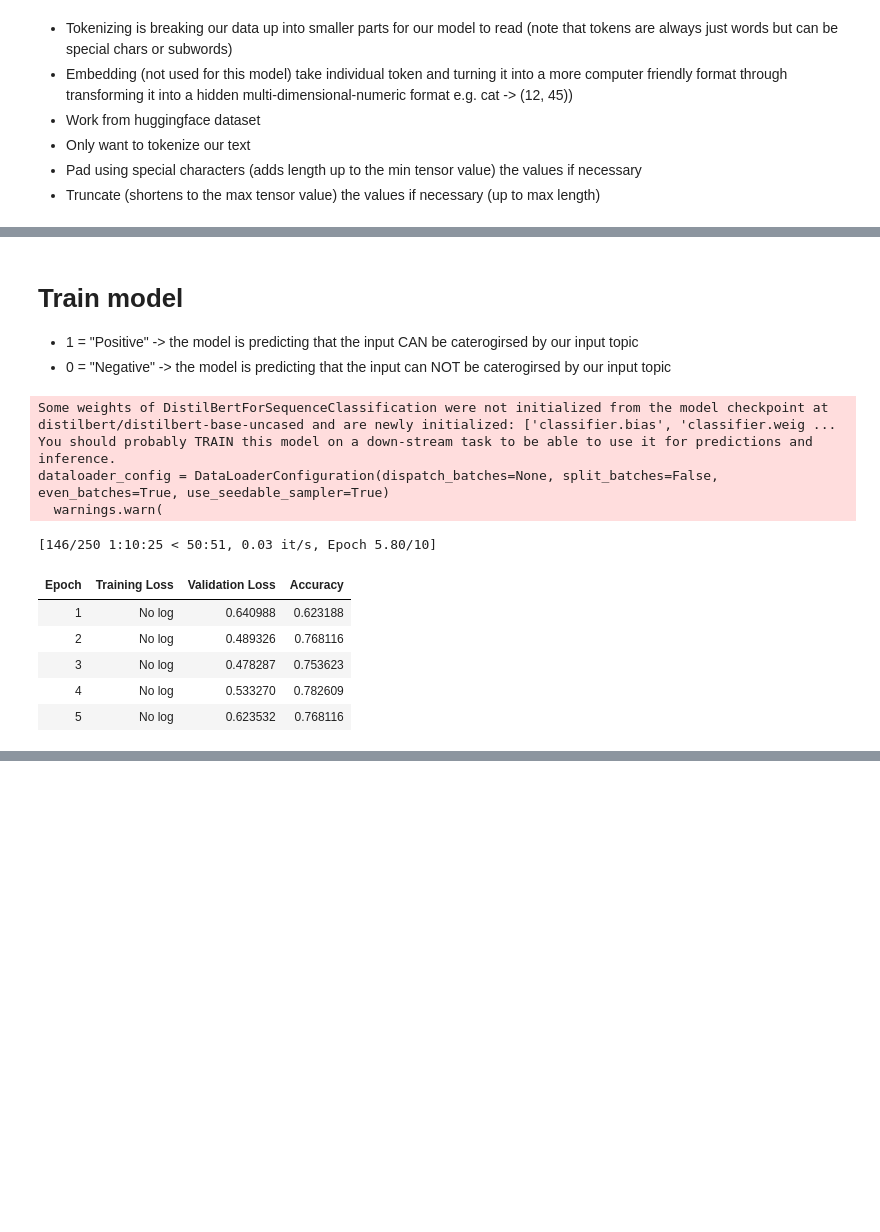
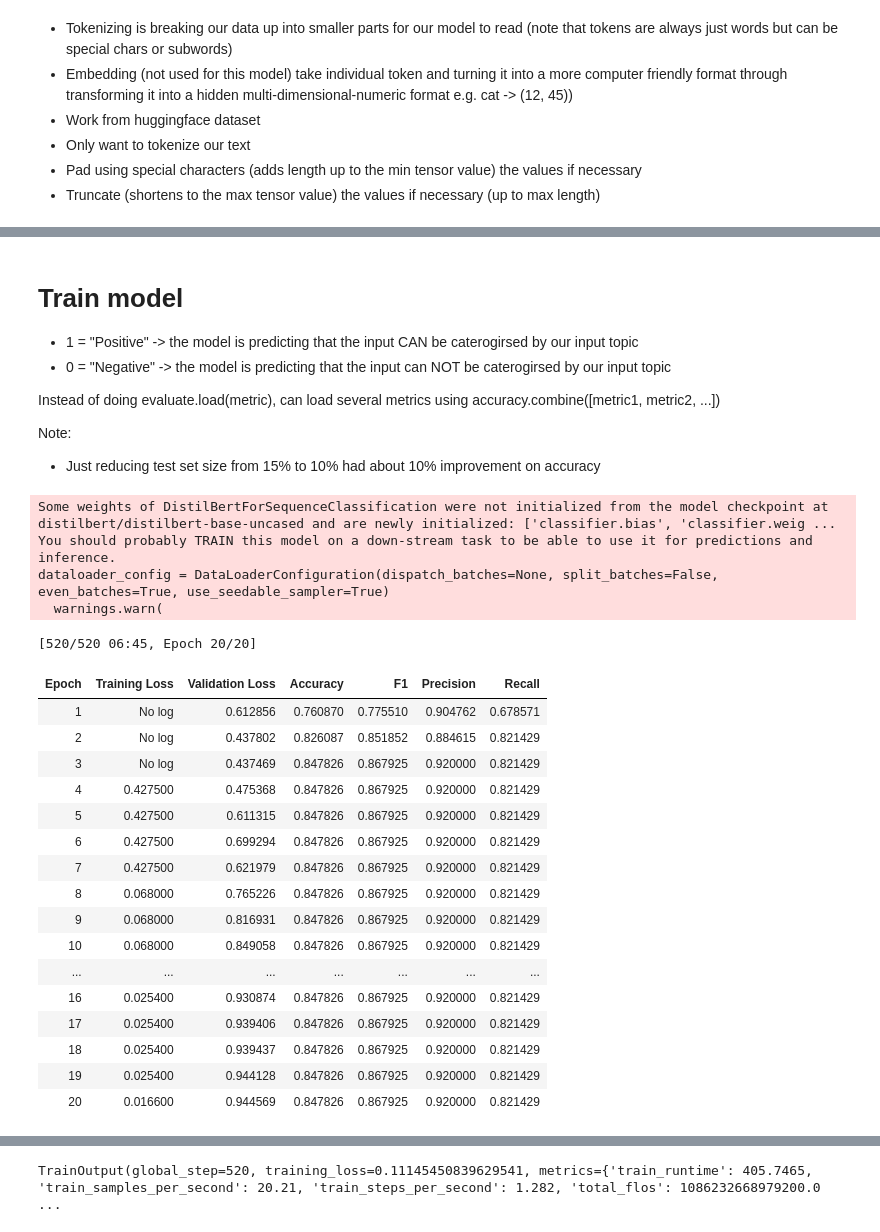
Before and after one commit to Michael-Sowter/Deep_Learning_Training, a Jupyter notebook: Text Classifier/MICHAEL_modularized_topic_classification.ipynb, the cells around one changed output, grey strips where cells are left out. Cells and saved outputs as stored; diff of their text form; code cells hidden in the pictures; blank space fills up the shorter version.

Commit message:
added evaluation metrics

```diff
--- a/Text Classifier/MICHAEL_modularized_topic_classification.ipynb
+++ b/Text Classifier/MICHAEL_modularized_topic_classification.ipynb
@@ -164,7 +178,7 @@ def proc_data(data):
 tokenized_data = huggingface_data.map(proc_data, batched=True)  # advantage of ".map" is we can parallel process data in batches (i think)
 # print(tokenized_data['text'] == huggingface_data['text'])  # SHOULDN'T THIS NOT BE TRUE??? ESPECIALLY IF I CHANGE MAX_LENGTH TO BE 1 OR SOMETHING
 
-split_tokenized_hugginface_data = tokenized_data.train_test_split(test_size=0.15)  # 85/15 train/test split
+split_tokenized_hugginface_data = tokenized_data.train_test_split(test_size=0.10)  # 85/15 train/test split
 print(split_tokenized_hugginface_data)
 # %% [output]
 Map: 100%|██████████████████████████████████████████████████████████████████████████████████████████████████████████████████████████████████████████████████████████████████████████████████████████████ ...
@@ -182,6 +196,11 @@ DatasetDict({
 # Train model
 - 1 = "Positive" -> the model is predicting that the input CAN be caterogirsed by our input topic
 - 0 = "Negative" -> the model is predicting that the input can NOT be caterogirsed by our input topic
+
+Instead of doing evaluate.load(metric), can load several metrics using accuracy.combine([metric1, metric2, ...])
+
+Note:
+- Just reducing test set size from 15% to 10% had about 10% improvement on accuracy
 # %%
 from transformers import AutoModelForSequenceClassification, TrainingArguments, Trainer, EarlyStoppingCallback
 from transformers import DataCollatorWithPadding
@@ -189,7 +208,8 @@ import evaluate
 
 
 # Select accuracy metric
-accuracy = evaluate.load("accuracy")
+evaluation_metrics = ["accuracy", "f1", "precision", "recall"]
+accuracy = evaluate.combine(evaluation_metrics)# evaluate.load("accuracy")
 
 # Use accuracy to determine which class is the most likely prediction
 def compute_metrics(eval_pred):
@@ -203,11 +223,6 @@ id2label = {0: "Negative", 1: "Positive"}
 label2id = {"Negative": 0, "Positive": 1}
 
 
-
-
-
-evaluation_metrics = ["accuracy", "f1", "precision", "recall"]
-
 model = AutoModelForSequenceClassification.from_pretrained(pretrained_model_name,
                                                             id2label=id2label,
                                                             label2id=label2id)
@@ -216,41 +231,54 @@ model = AutoModelForSequenceClassification.from_pretrained(pretrained_model_name
 model_output_path = "/home/azureuser/cloudfiles/code/Users/Michael.Sowter/Deep_Learning_Training/Text Classifier/Models"
 training_args = TrainingArguments(
     output_dir=model_output_path,  # path model stored
     learning_rate=2e-5,
     per_device_train_batch_size=16,
     per_device_eval_batch_size=16,
-    num_train_epochs=10,
+    num_train_epochs=20,
     weight_decay=0.01,
     evaluation_strategy="epoch",
     save_strategy="epoch",
     load_best_model_at_end=True,
     push_to_hub=False,
-    callbacks=[EarlyStoppingCallback(early_stopping_patience=3)]  # Stop training if no improvement after 3 consecutive epochs
-)
+    logging_steps=100
+    )
 
 
 # Model training arguments
 trainer = Trainer(
     model=model,
     args=training_args,
     train_dataset=split_tokenized_hugginface_data["train"],
     eval_dataset=split_tokenized_hugginface_data["test"],
     tokenizer=tokenizer,
     data_collator=data_collator,
-    compute_metrics=compute_metrics
+    compute_metrics=compute_metrics,
+    # callbacks=[EarlyStoppingCallback(early_stopping_patience=5)]  # Stop training if no improvement after 3 consecutive epochs
+
 )
 
 # Train model
 trainer.train()
 # %% [output]
 Some weights of DistilBertForSequenceClassification were not initialized from the model checkpoint at distilbert/distilbert-base-uncased and are newly initialized: ['classifier.bias', 'classifier.weig ...
 You should probably TRAIN this model on a down-stream task to be able to use it for predictions and inference.
 dataloader_config = DataLoaderConfiguration(dispatch_batches=None, split_batches=False, even_batches=True, use_seedable_sampler=True)
   warnings.warn(
-[146/250 1:10:25 < 50:51, 0.03 it/s, Epoch 5.80/10]
+[520/520 06:45, Epoch 20/20]
-| Epoch | Training Loss | Validation Loss | Accuracy |
-| 1 | No log | 0.640988 | 0.623188 |
-| 2 | No log | 0.489326 | 0.768116 |
-| 3 | No log | 0.478287 | 0.753623 |
-| 4 | No log | 0.533270 | 0.782609 |
-| 5 | No log | 0.623532 | 0.768116 |
+| Epoch | Training Loss | Validation Loss | Accuracy | F1 | Precision | Recall |
+| 1 | No log | 0.612856 | 0.760870 | 0.775510 | 0.904762 | 0.678571 |
+| 2 | No log | 0.437802 | 0.826087 | 0.851852 | 0.884615 | 0.821429 |
+| 3 | No log | 0.437469 | 0.847826 | 0.867925 | 0.920000 | 0.821429 |
+| 4 | 0.427500 | 0.475368 | 0.847826 | 0.867925 | 0.920000 | 0.821429 |
+| 5 | 0.427500 | 0.611315 | 0.847826 | 0.867925 | 0.920000 | 0.821429 |
+| 6 | 0.427500 | 0.699294 | 0.847826 | 0.867925 | 0.920000 | 0.821429 |
+| 7 | 0.427500 | 0.621979 | 0.847826 | 0.867925 | 0.920000 | 0.821429 |
+| 8 | 0.068000 | 0.765226 | 0.847826 | 0.867925 | 0.920000 | 0.821429 |
+| 9 | 0.068000 | 0.816931 | 0.847826 | 0.867925 | 0.920000 | 0.821429 |
+| 10 | 0.068000 | 0.849058 | 0.847826 | 0.867925 | 0.920000 | 0.821429 |
+| ... | ... | ... | ... | ... | ... | ... |
+| 16 | 0.025400 | 0.930874 | 0.847826 | 0.867925 | 0.920000 | 0.821429 |
+| 17 | 0.025400 | 0.939406 | 0.847826 | 0.867925 | 0.920000 | 0.821429 |
+| 18 | 0.025400 | 0.939437 | 0.847826 | 0.867925 | 0.920000 | 0.821429 |
+| 19 | 0.025400 | 0.944128 | 0.847826 | 0.867925 | 0.920000 | 0.821429 |
+| 20 | 0.016600 | 0.944569 | 0.847826 | 0.867925 | 0.920000 | 0.821429 |
@@ -257,0 +305 @@ KeyboardInterrupt:
+TrainOutput(global_step=520, training_loss=0.11145450839629541, metrics={'train_runtime': 405.7465, 'train_samples_per_second': 20.21, 'train_steps_per_second': 1.282, 'total_flos': 1086232668979200.0 ...
```
Also changed, not shown: parts of 4 cells of this notebook, 1 other file.
